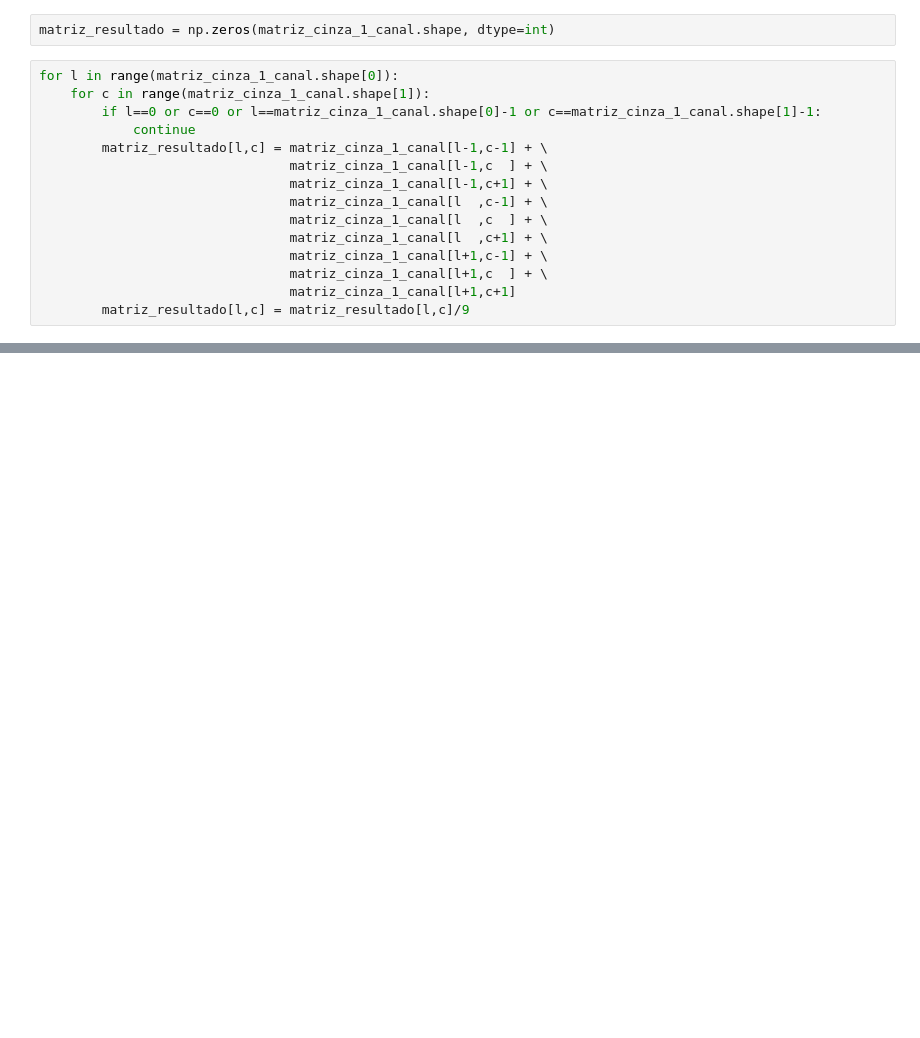
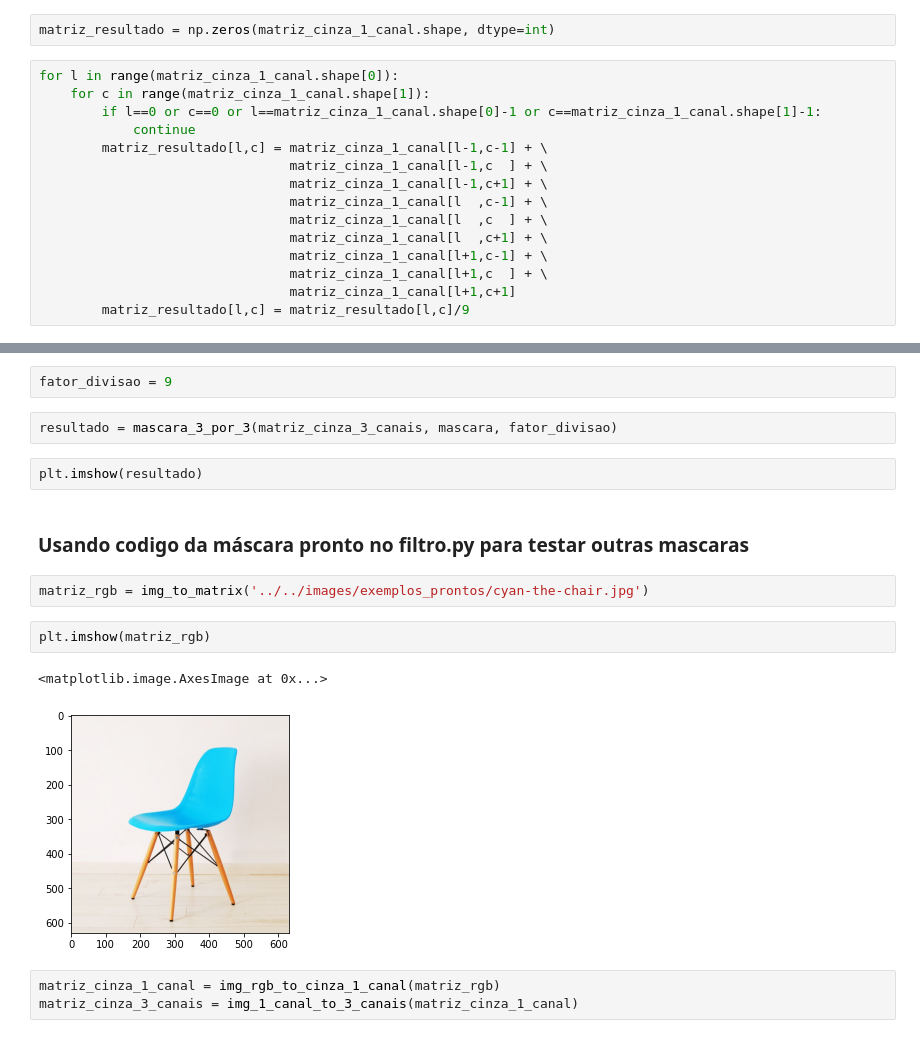
Before and after one commit to viniciusdenovaes/Unip202PInoturno, a Jupyter notebook: mascaras/filtros.ipynb, the cells around one changed output, grey strips where cells are left out. Drawn from its saved outputs; the diff is of its cells as text; blank space fills up the shorter version.

```diff
--- a/mascaras/filtros.ipynb
+++ b/mascaras/filtros.ipynb
@@ -32,0 +83,18 @@ for l in range(matriz_cinza_1_canal.shape[0]):
+# %%
+fator_divisao = 9
+# %%
+resultado = mascara_3_por_3(matriz_cinza_3_canais, mascara, fator_divisao)
+# %%
+plt.imshow(resultado)
+# %% [markdown]
+### Usando codigo da máscara pronto no filtro.py para testar outras mascaras
+# %%
+matriz_rgb = img_to_matrix('../../images/exemplos_prontos/cyan-the-chair.jpg')
+# %%
+plt.imshow(matriz_rgb)
+# %% [output]
+<matplotlib.image.AxesImage at 0x...>
+[figure, added]
+# %%
+matriz_cinza_1_canal = img_rgb_to_cinza_1_canal(matriz_rgb)
+matriz_cinza_3_canais = img_1_canal_to_3_canais(matriz_cinza_1_canal)
```
Also changed, not shown: parts of 31 cells of this notebook, 3 other files.
